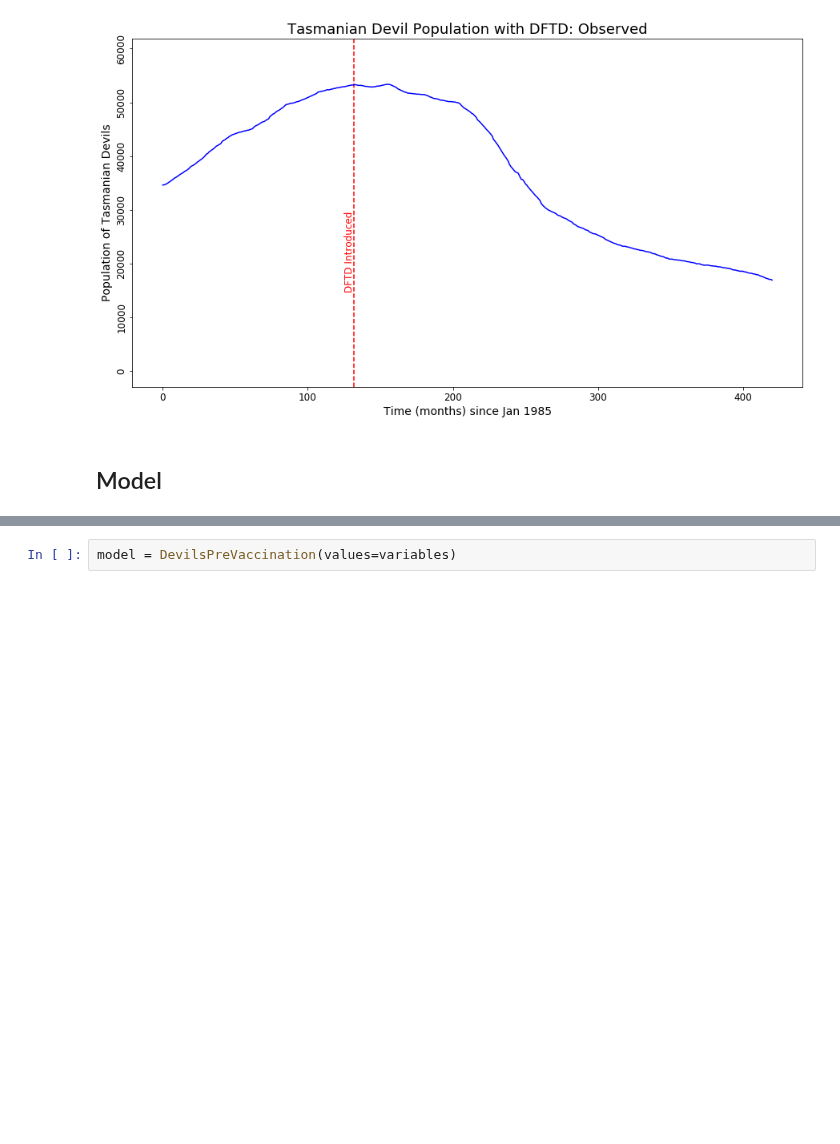
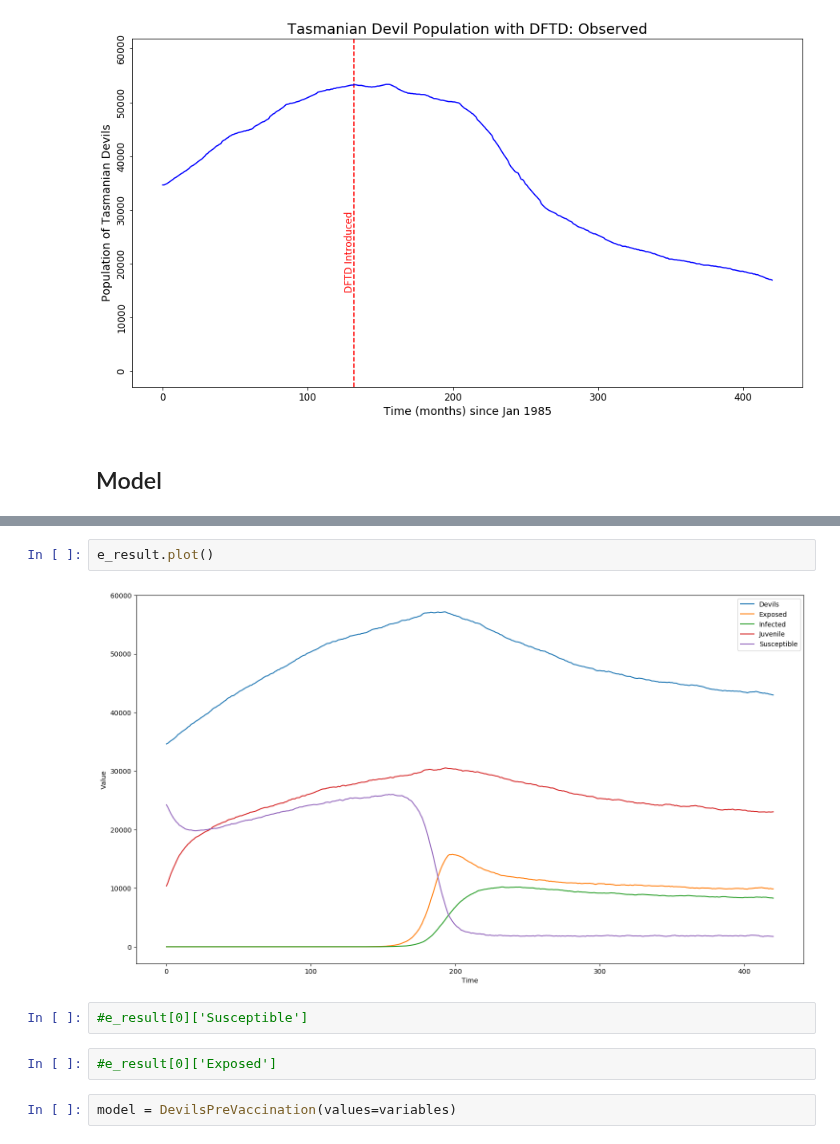
Before and after one commit to StochSS/devils_dftd_modeling, a Jupyter notebook: Devils Experiment Parameter Approxamation.ipynb, the cells around one changed output, grey strips where cells are left out. Cells and saved outputs as stored; diff of their text form; blank space fills up the shorter version.

```diff
--- a/Devils Experiment Parameter Approxamation.ipynb
+++ b/Devils Experiment Parameter Approxamation.ipynb
@@ -269,3 +319,11 @@ SimulationError: argument 'solver=<class 'gillespy2.solvers.numpy.tau_hybrid_sol
+# %%
+e_result.plot()
+# %% [output]
+[figure, added]
+# %%
+#e_result[0]['Susceptible']
+# %%
+#e_result[0]['Exposed']
 # %%
 model = DevilsPreVaccination(values=variables)
 # %% [output]
```
Also changed, not shown: parts of 23 cells of this notebook.
